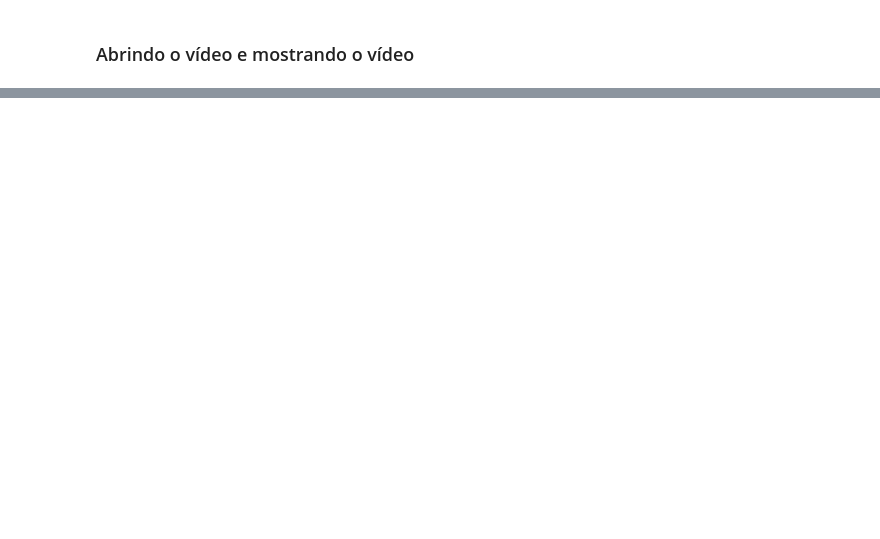
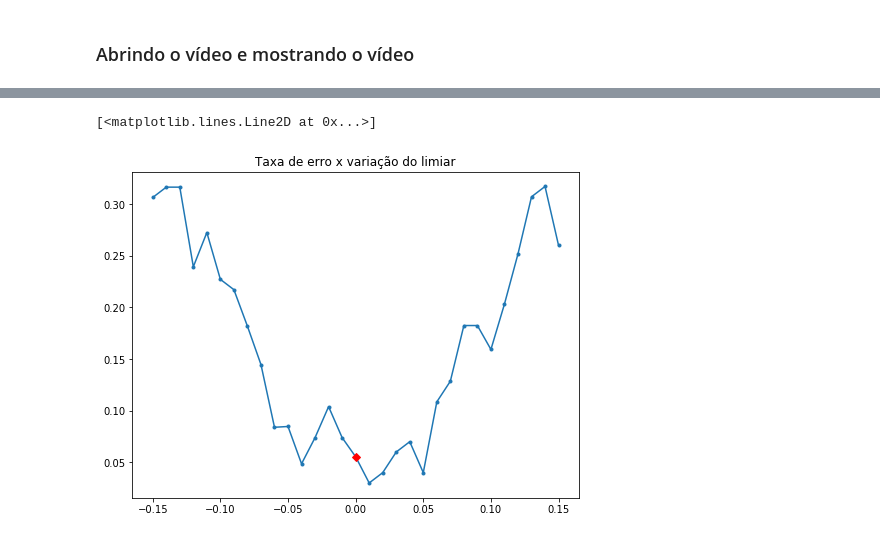
Before and after one commit to grupo9ia898/scap, a Jupyter notebook: scap.ipynb, the cells around one changed output, grey strips where cells are left out. Saved outputs shown, nothing was run; the diff lists cells and outputs as text; code cells hidden in the pictures; blank space fills up the shorter version.

```diff
--- a/scap.ipynb
+++ b/scap.ipynb
@@ -92,0 +130,4 @@ print(contagem)
+# %%
+tx_erro=np.zeros((5,31))
+for i,x in enumerate(X):
+    tx_erro[i,:]=conta_integral_explore(x,valor_real[i],i+1)
@@ -92,0 +140,10 @@ print(contagem)
+# %%
+tx_media=np.average(tx_erro,axis=0)
+var_limiar=np.arange(-0.15,0.16,0.01)
+plt.figure(figsize=(8,6))
+plt.title('Taxa de erro x variação do limiar')
+plt.plot(var_limiar,tx_media,'.-')
+plt.plot(var_limiar[15],tx_media[15],'Dr')
+# %% [output]
+[<matplotlib.lines.Line2D at 0x...>]
+[figure, added]
```
Also changed, not shown: parts of 13 cells of this notebook.
